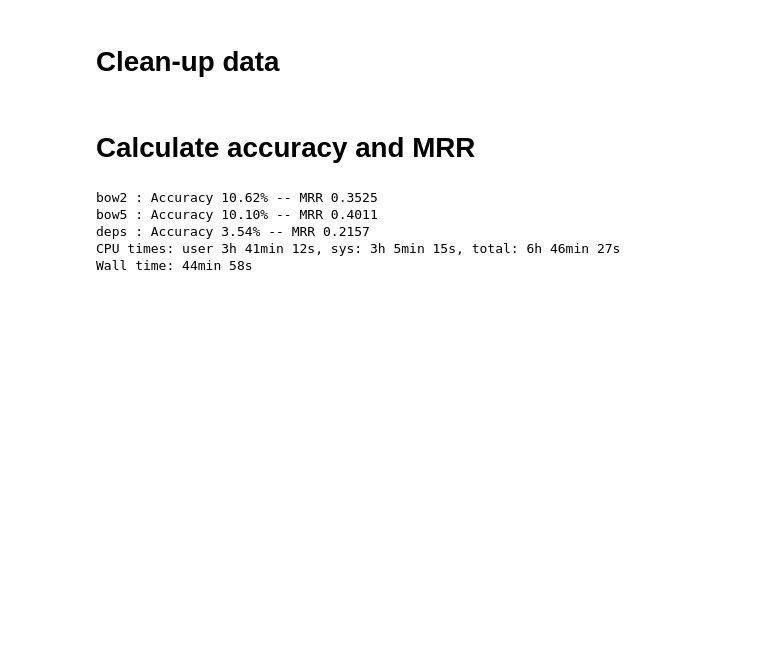
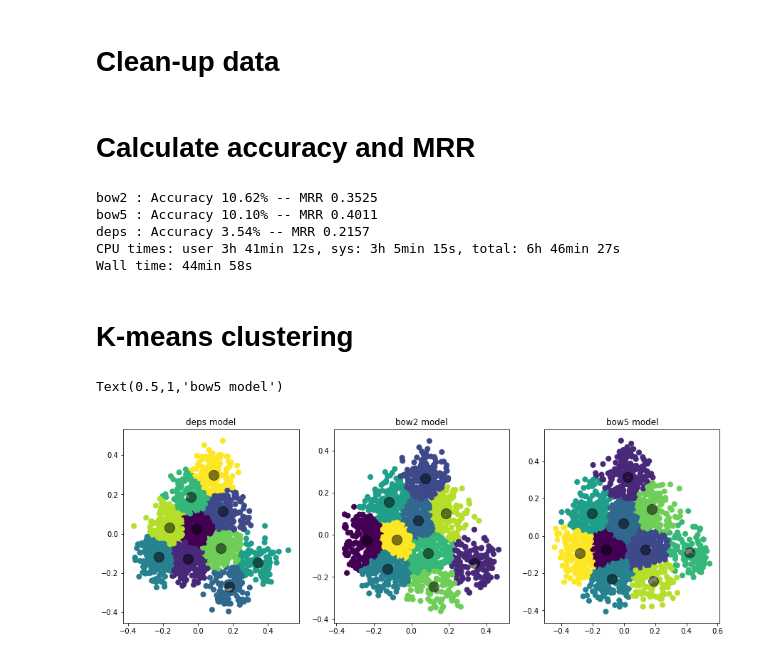
Before and after one commit to theofpa/unsupervised-language-learning, a Jupyter notebook: Word-Analogy-Task.ipynb, the cells around one changed output. Saved outputs shown, nothing was run; the diff lists cells and outputs as text; code cells hidden in the pictures; blank space fills up the shorter version.

Commit message:
kmeans on the 3 models

```diff
--- a/Word-Analogy-Task.ipynb
+++ b/Word-Analogy-Task.ipynb
@@ -61,3 +66,45 @@ bow5 : Accuracy 10.10% -- MRR 0.4011
 deps : Accuracy 3.54% -- MRR 0.2157
 CPU times: user 3h 41min 12s, sys: 3h 5min 15s, total: 6h 46min 27s
 Wall time: 44min 58s
+# %% [markdown]
+K-means clustering
+==
+# %%
+nouns=pd.read_csv('2000_nouns_sorted.txt', header=None, index_col=0)
+deps2=deps[deps.index.isin(nouns.index)]
+bow22=bow2[bow2.index.isin(nouns.index)]
+bow52=bow5[bow5.index.isin(nouns.index)]
+# %%
+# perform dimensionality reduction with PCA/SVD
+pca = PCA(n_components=2)
+deps2p=pca.fit_transform(deps2)
+bow22p=pca.fit_transform(bow22)
+bow52p=pca.fit_transform(bow52)
+# %%
+# kmeans on 10 clusters
+deps_kmeans = KMeans(n_clusters=10, random_state=0).fit(deps2p)
+bow2_kmeans = KMeans(n_clusters=10, random_state=0).fit(bow22p)
+bow5_kmeans = KMeans(n_clusters=10, random_state=0).fit(bow52p)
+deps_y_kmeans = deps_kmeans.predict(deps2p)
+bow2_y_kmeans = bow2_kmeans.predict(bow22p)
+bow5_y_kmeans = bow5_kmeans.predict(bow52p)
+# %%
+plt.rcParams["figure.figsize"] = [15,5]
+
+plt.subplot(1, 3, 1)
+plt.scatter(deps2p[:, 0], deps2p[:, 1], c=deps_y_kmeans, s=50, cmap='viridis')
+plt.scatter(deps_kmeans.cluster_centers_[:, 0], deps_kmeans.cluster_centers_[:, 1], c='black', s=200, alpha=0.5);
+plt.title('deps model')
+
+plt.subplot(1, 3, 2)
+plt.scatter(bow22p[:, 0], bow22p[:, 1], c=bow2_y_kmeans, s=50, cmap='viridis')
+plt.scatter(bow2_kmeans.cluster_centers_[:, 0], bow2_kmeans.cluster_centers_[:, 1], c='black', s=200, alpha=0.5);
+plt.title('bow2 model')
+
+plt.subplot(1, 3, 3)
+plt.scatter(bow52p[:, 0], bow52p[:, 1], c=bow5_y_kmeans, s=50, cmap='viridis')
+plt.scatter(bow5_kmeans.cluster_centers_[:, 0], bow5_kmeans.cluster_centers_[:, 1], c='black', s=200, alpha=0.5);
+plt.title('bow5 model')
+# %% [output]
+Text(0.5,1,'bow5 model')
+[figure, added]
```
Also changed, not shown: parts of 1 cell of this notebook.
